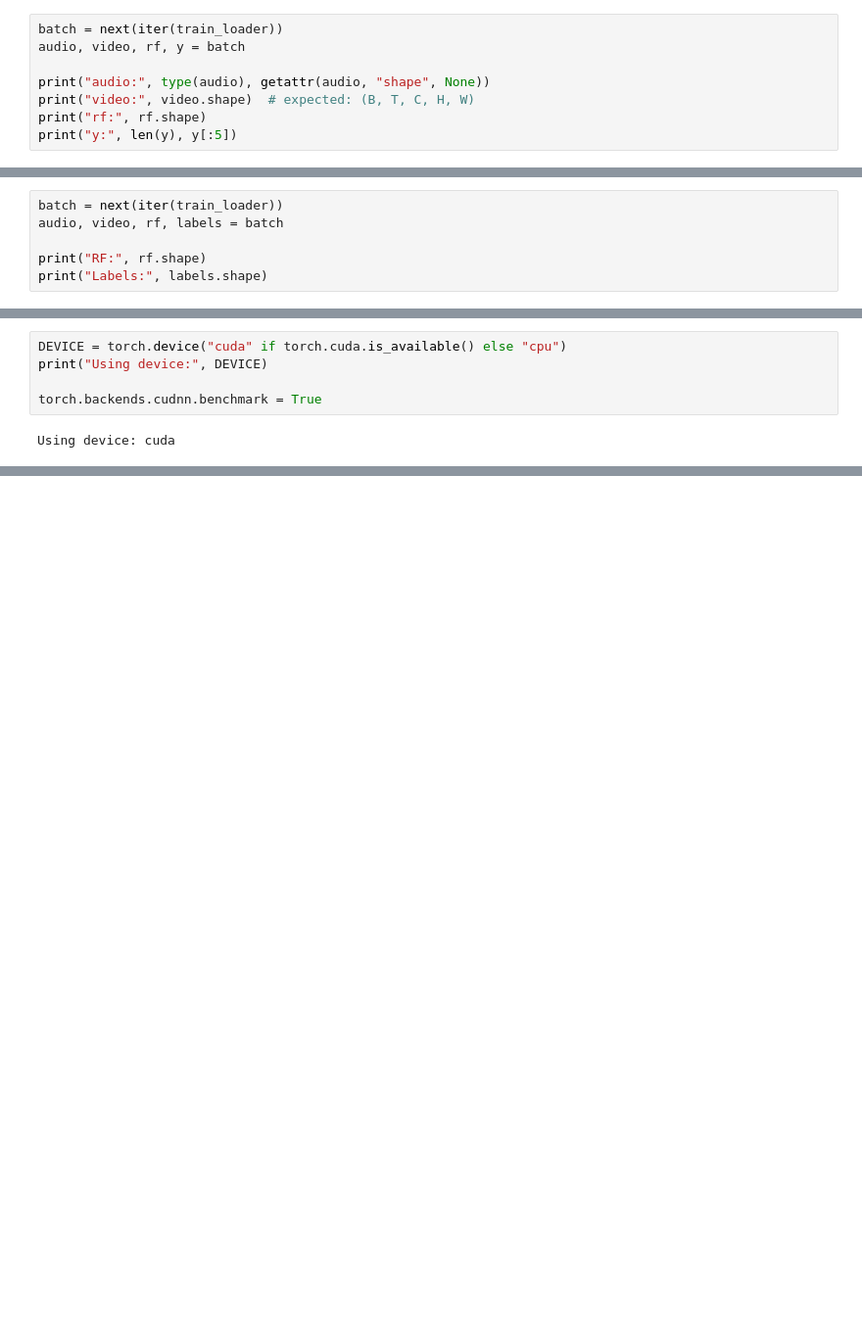
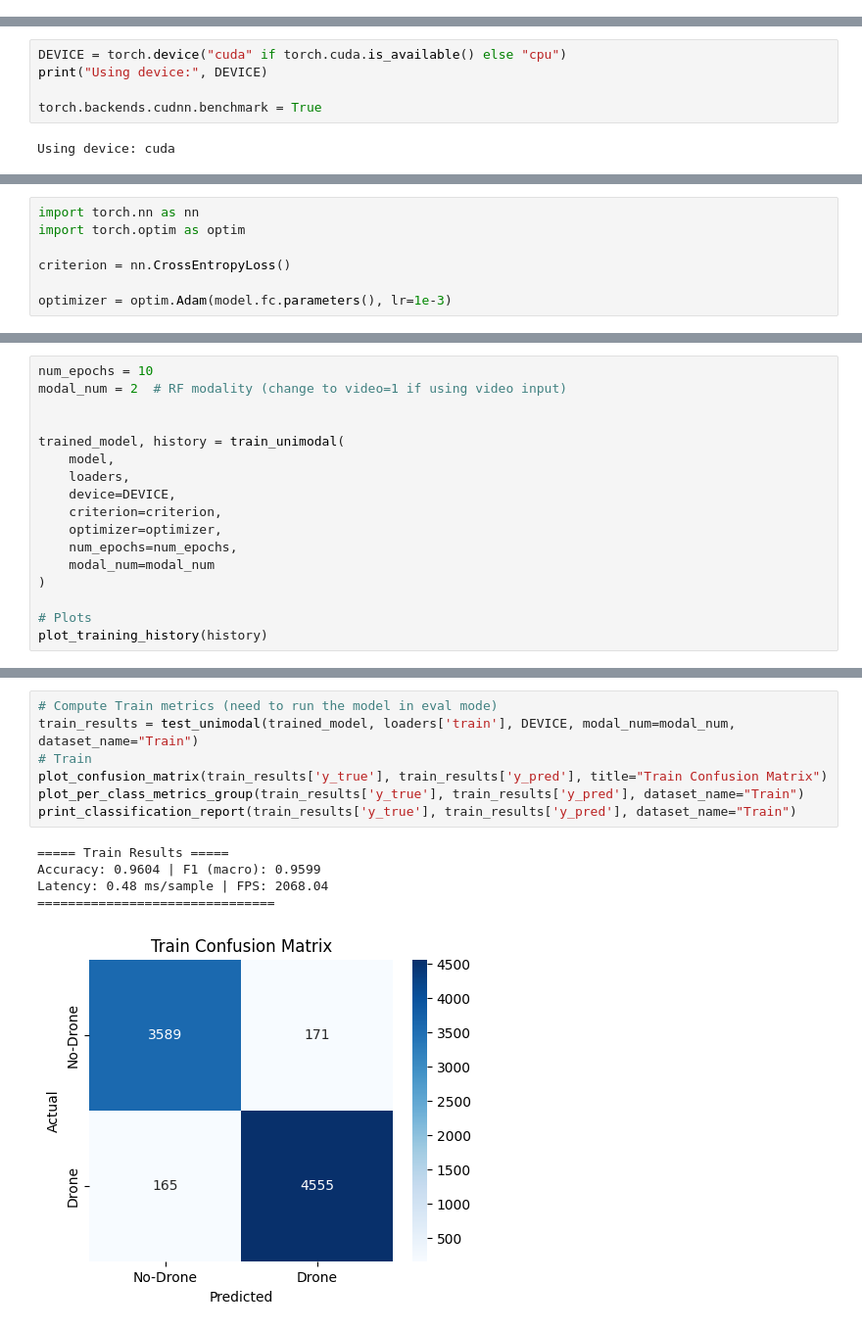
Before and after one commit to mona0101/Final-year-project-2026, a Jupyter notebook: RF_ResNet18.ipynb, the cells around one changed output, grey strips where cells are left out. Shown at 98% size. Saved outputs shown, nothing was run; the diff lists cells and outputs as text; blank space fills up the shorter version.

```diff
--- a/RF_ResNet18.ipynb
+++ b/RF_ResNet18.ipynb
@@ -177,8 +66,0 @@ RF root contents: ['Test', 'Train', 'Validation']
-# %%
-batch = next(iter(train_loader))
-audio, video, rf, y = batch
-
-print("audio:", type(audio), getattr(audio, "shape", None))
-print("video:", video.shape)  # expected: (B, T, C, H, W)
-print("rf:", rf.shape)
-print("y:", len(y), y[:5])
@@ -242,6 +66,0 @@ val_loader   = get_loader(val_dataset, batch_size=args.batch_size, is_train=Fals
-# %%
-batch = next(iter(train_loader))
-audio, video, rf, labels = batch
-
-print("RF:", rf.shape)
-print("Labels:", labels.shape)
@@ -300,0 +549,7 @@ Epoch 03 | Train Acc 0.9480 | Val Acc 0.9758
+# %%
+import torch.nn as nn
+import torch.optim as optim
+
+criterion = nn.CrossEntropyLoss()
+
+optimizer = optim.Adam(model.fc.parameters(), lr=1e-3)
@@ -300,0 +559,17 @@ Epoch 03 | Train Acc 0.9480 | Val Acc 0.9758
+# %%
+num_epochs = 10
+modal_num = 2  # RF modality (change to video=1 if using video input)
+
+
+trained_model, history = train_unimodal(
+    model,
+    loaders,
+    device=DEVICE,
+    criterion=criterion,
+    optimizer=optimizer,
+    num_epochs=num_epochs,
+    modal_num=modal_num
+)
+
+# Plots
+plot_training_history(history)
@@ -300,0 +603,13 @@ Epoch 03 | Train Acc 0.9480 | Val Acc 0.9758
+# %%
+# Compute Train metrics (need to run the model in eval mode)
+train_results = test_unimodal(trained_model, loaders['train'], DEVICE, modal_num=modal_num, dataset_name="Train")
+# Train
+plot_confusion_matrix(train_results['y_true'], train_results['y_pred'], title="Train Confusion Matrix")
+plot_per_class_metrics_group(train_results['y_true'], train_results['y_pred'], dataset_name="Train")
+print_classification_report(train_results['y_true'], train_results['y_pred'], dataset_name="Train")
+# %% [output]
+===== Train Results =====
+Accuracy: 0.9604 | F1 (macro): 0.9599
+Latency: 0.48 ms/sample | FPS: 2068.04
+===============================
+[figure, added]
```
Also changed, not shown: parts of 24 cells of this notebook.
